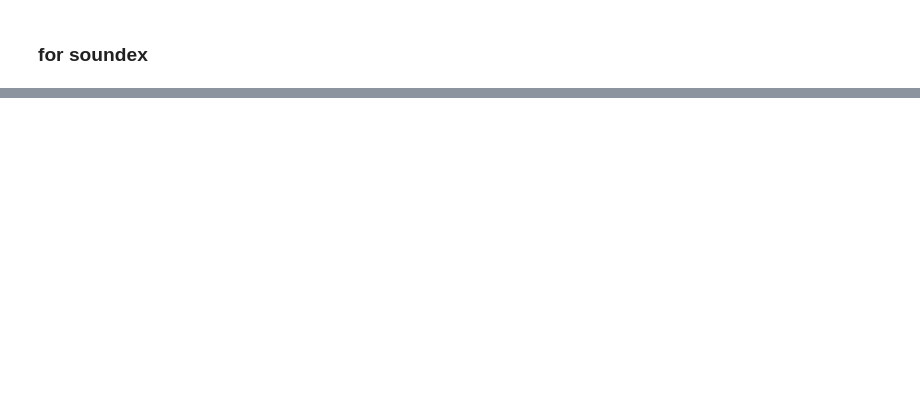
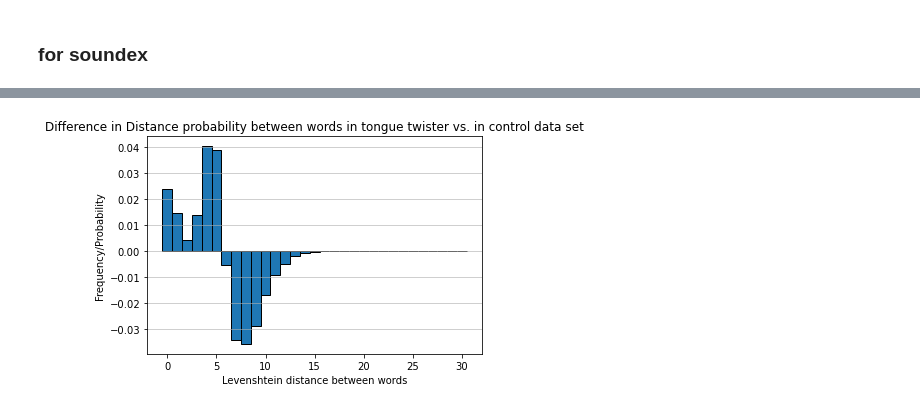
Before and after one commit to albertokoeselmunoz/tongue_twisters, a Jupyter notebook: distances.ipynb, the cells around one changed output, grey strips where cells are left out. Drawn from its saved outputs; the diff is of its cells as text; code cells hidden in the pictures; blank space fills up the shorter version.

```diff
--- a/distances.ipynb
+++ b/distances.ipynb
@@ -158,0 +209,19 @@ print(soundex_levenshtein_dist(s1))
+# %%
+# relative Abstandshäufigkeiten pro Satz (Text)
+def distance_hist_rel(sentence, input_type):
+    # Levenshtein-Abstände als Matrix
+    if input_type == 'text':
+        distance_matrix = text_levenshtein_dist_matrix(sentence, False)
+    elif input_type == 'phonemes':
+        distance_matrix = phoneme_levenshtein_dist_matrix(sentence)
+    elif input_type == 'soundex':
+        distance_matrix = phoneme_levenshtein_dist_matrix(sentence)
+    else:
+        print('FALSE INPUT TYPE. Parameter "input_type" has to be text, phonemes or soundex')
+        return False
+    distance_matrix[np.tril_indices_from(distance_matrix)] = -1 # linke untere Hälfte inkl. Diagonale auf -1 setzen
+    # Histogrammerstellung
+    flat_distances = distance_matrix.flatten()
+    hist_values, bin_edges = np.histogram(flat_distances, bins=np.arange(0, flat_distances.max() + 1.5) - 0.5, density=True)
+
+    return hist_values
@@ -158,0 +363,13 @@ print(soundex_levenshtein_dist(s1))
+# %%
+diff_bin_edges = np.arange(0, len(diff_sum_hist)+1)
+diff_hist_values = np.array(diff_sum_hist)
+
+
+plt.bar(diff_bin_edges[:-1], diff_hist_values, width=np.diff(diff_bin_edges), edgecolor='black')
+plt.title('Difference in Distance probability between words in tongue twister vs. in control data set')
+plt.xlabel('Levenshtein distance between words')
+plt.ylabel('Frequency/Probability')
+plt.grid(axis='y', alpha=0.75)
+plt.show()
+# %% [output]
+[figure, added]
```
Also changed, not shown: parts of 38 cells of this notebook.
